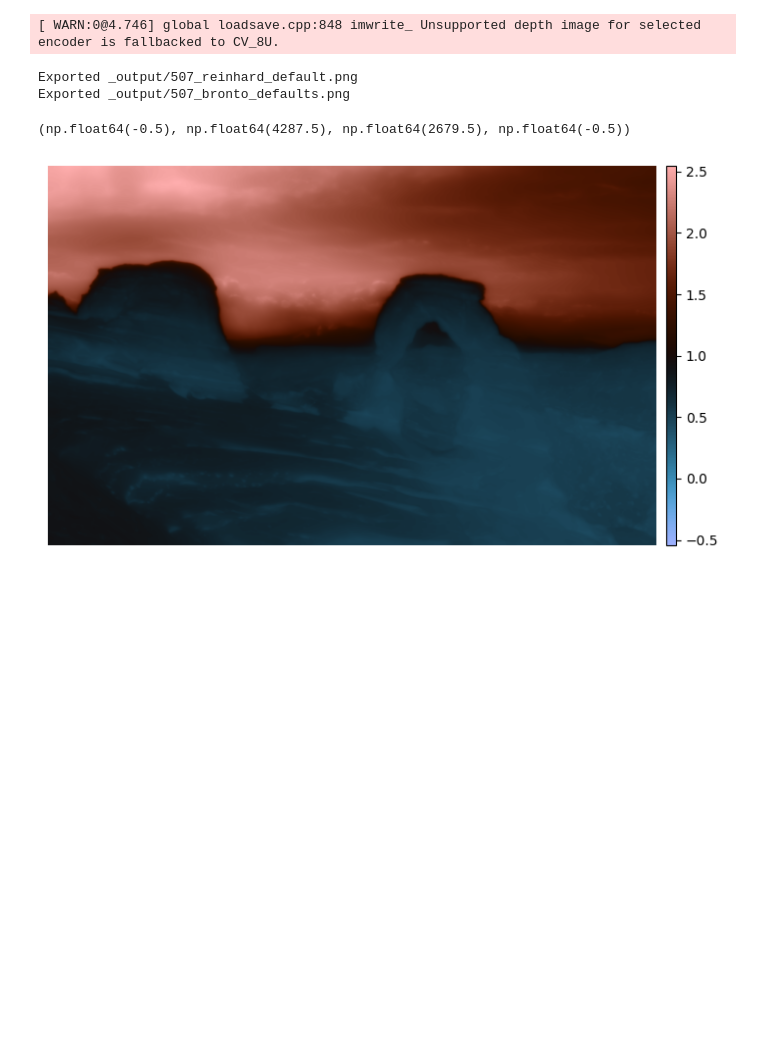
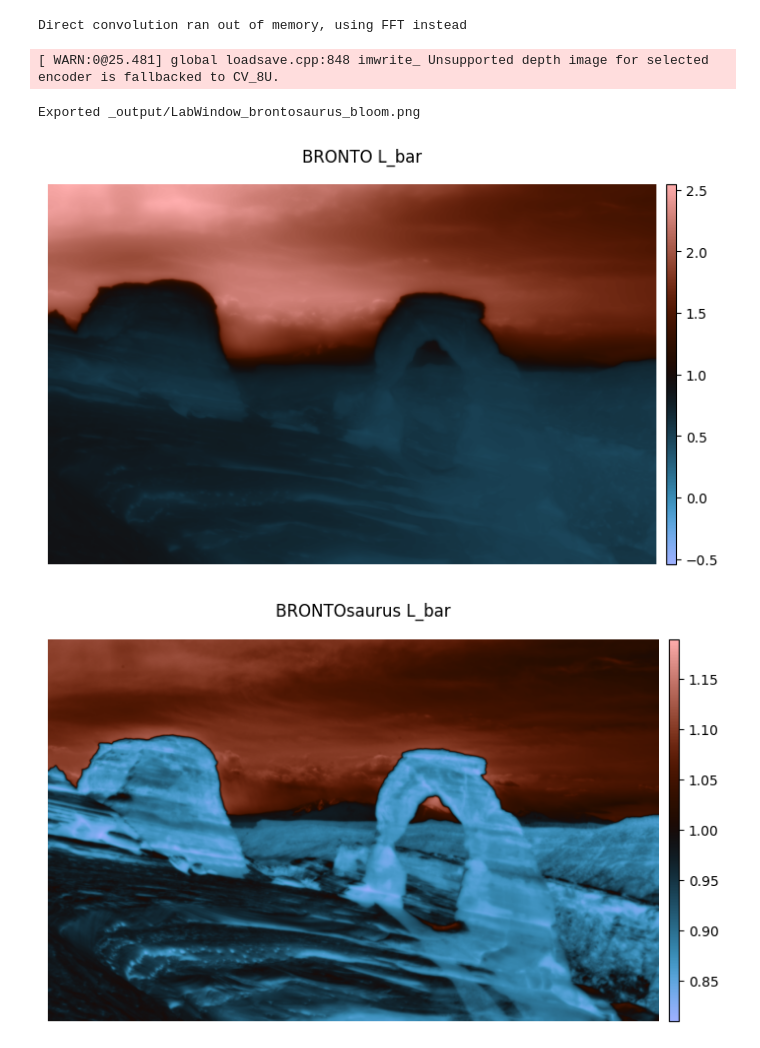
Before and after one commit to ASavageCabbage/divnorm-brightness, a Jupyter notebook: presentation_demo.ipynb, the cells around one changed output. Drawn from its saved outputs; the diff is of its cells as text; code cells hidden in the pictures; blank space fills up the shorter version.

```diff
--- a/presentation_demo.ipynb
+++ b/presentation_demo.ipynb
@@ -2,13 +2,13 @@
 from pathlib import Path
 
 from src.dino.opencv import read_image, write_image
-from src.tone_mappers.bronto import bronto
+from src.tone_mappers.bronto import bronto, brontosaurus
 from src.tone_mappers.exposure import exposure_luminance
 from src.tone_mappers.linear import linear_luminance
 from src.tone_mappers.reinhard import reinhard_luminance
 
 
-INPUT_IMAGE = Path("images/507.exr")
+INPUT_IMAGE = Path("images/LabWindow.exr")
 image = read_image(str(INPUT_IMAGE))
 OUTPUT_PATH = Path("_output")
 
@@ -24,19 +24,24 @@ OUTPUT_PATH = Path("_output")
 #     write_image(file_path, exposure_tonemapped)
 #     print("Exported", file_path)
 
-reinhard_tonemapped = reinhard_luminance(image, gamma=1)
-file_path = f"{OUTPUT_PATH / INPUT_IMAGE.stem}_reinhard_default.png"
-write_image(file_path, reinhard_tonemapped)
+# reinhard_tonemapped = reinhard_luminance(image)
+# file_path = f"{OUTPUT_PATH / INPUT_IMAGE.stem}_reinhard_default.png"
+# write_image(file_path, reinhard_tonemapped)
+# print("Exported", file_path)
+
+# bronto_tonemapped = bronto(image)
+# file_path = f"{OUTPUT_PATH / INPUT_IMAGE.stem}_bronto_defaults.png"
+# write_image(file_path, bronto_tonemapped)
+# print("Exported", file_path)
+
+brontosaurus_tonemapped = brontosaurus(image, k=0.2)
+file_path = f"{OUTPUT_PATH / INPUT_IMAGE.stem}_brontosaurus_bloom.png"
+write_image(file_path, brontosaurus_tonemapped)
 print("Exported", file_path)
-
-bronto_tonemapped = bronto(image, gamma=1)
-file_path = f"{OUTPUT_PATH / INPUT_IMAGE.stem}_bronto_defaults.png"
-write_image(file_path, bronto_tonemapped)
-print("Exported", file_path)
 # %% [output]
-[ WARN:0@4.746] global loadsave.cpp:848 imwrite_ Unsupported depth image for selected encoder is fallbacked to CV_8U.
+Direct convolution ran out of memory, using FFT instead
-Exported _output/507_reinhard_default.png
-Exported _output/507_bronto_defaults.png
+[ WARN:0@25.481] global loadsave.cpp:848 imwrite_ Unsupported depth image for selected encoder is fallbacked to CV_8U.
+Exported _output/LabWindow_brontosaurus_bloom.png
 # %%
 from pathlib import Path
 
@@ -87,25 +100,26 @@ blurred = bronto_L_bar(image)
 # %%
 import matplotlib.pyplot as plt
 from mpl_toolkits.axes_grid1 import ImageGrid
 from matplotlib.colors import CenteredNorm
 
-inverse_blurred = 1 / blurred
-fig = plt.figure()
-grid = ImageGrid(
-    fig,
-    (0, 0, 1, 1),
-    nrows_ncols=(1, 1),
-    axes_pad=(0.35, 0.05),
-    cbar_location="right",
-    cbar_mode="each",
-    cbar_size=0.1,
-    cbar_pad=0.1,
-)
-ax = grid[0]
-cax = grid.cbar_axes[0]
-im = ax.imshow(blurred, cmap="berlin", aspect="equal", norm=CenteredNorm(vcenter=1))
-cbar = cax.colorbar(im)
-ax.axis("off")
+for title, lbar in [("BRONTO L_bar", blurred), ("BRONTOsaurus L_bar", sharp)]:
+    fig = plt.figure()
+    fig.suptitle(title)
+    grid = ImageGrid(
+        fig,
+        (0, 0, 1, 1),
+        nrows_ncols=(1, 1),
+        axes_pad=(0.35, 0.05),
+        cbar_location="right",
+        cbar_mode="each",
+        cbar_size=0.1,
+        cbar_pad=0.1,
+    )
+    ax = grid[0]
+    cax = grid.cbar_axes[0]
+    im = ax.imshow(lbar, cmap="berlin", aspect="equal", norm=CenteredNorm(vcenter=1))
+    cbar = cax.colorbar(im)
+    ax.axis("off")
 # %% [output]
-(np.float64(-0.5), np.float64(4287.5), np.float64(2679.5), np.float64(-0.5))
-[figure, old version]
+[figure, new version]
+[figure, added]
```
Also changed, not shown: parts of 1 cell of this notebook, 8 other files.
